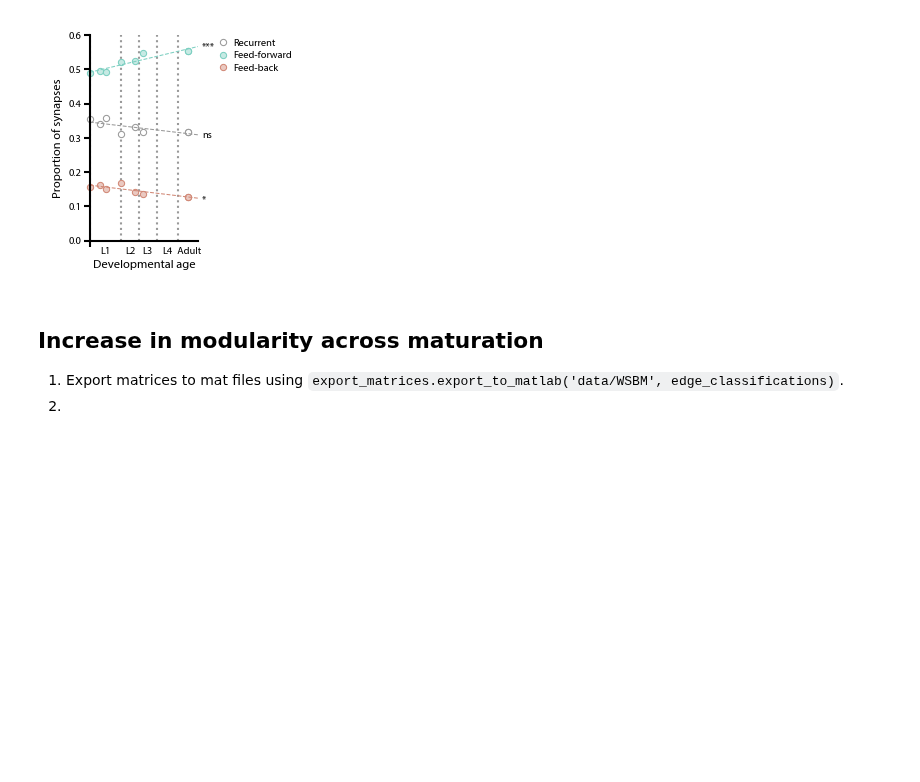
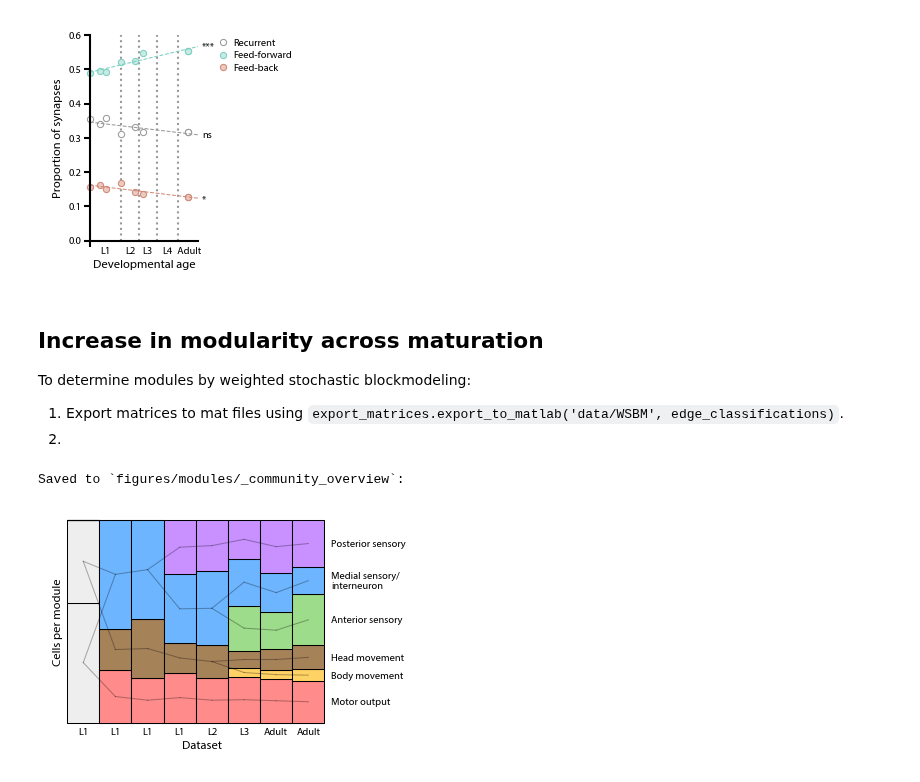
Before and after one commit to dwitvliet/nature2021, a Jupyter notebook: generate_figures.ipynb, the cells around one changed output. Drawn from its saved outputs; the diff is of its cells as text; code cells hidden in the pictures; blank space fills up the shorter version.

Commit message:
Added figure with modules across development

```diff
--- a/generate_figures.ipynb
+++ b/generate_figures.ipynb
@@ -177,5 +177,7 @@ Saved to `figures/feedforward/_feedforward_global_shift`:
 # %% [markdown]
 ## Increase in modularity across maturation
 
+To determine modules by weighted stochastic blockmodeling:
+
 1. Export matrices to mat files using `export_matrices.export_to_matlab('data/WSBM', edge_classifications)`.
 2.
@@ -185,0 +184,7 @@ export_matrices.export_to_matlab(save_to, edge_classifications)
+# %%
+fig = modules.Figure('figures/modules')
+
+fig.modules_across_development('')
+# %% [output]
+Saved to `figures/modules/_community_overview`:
+[figure, added]
```
Also changed, not shown: parts of 2 cells of this notebook, 3 other files.
